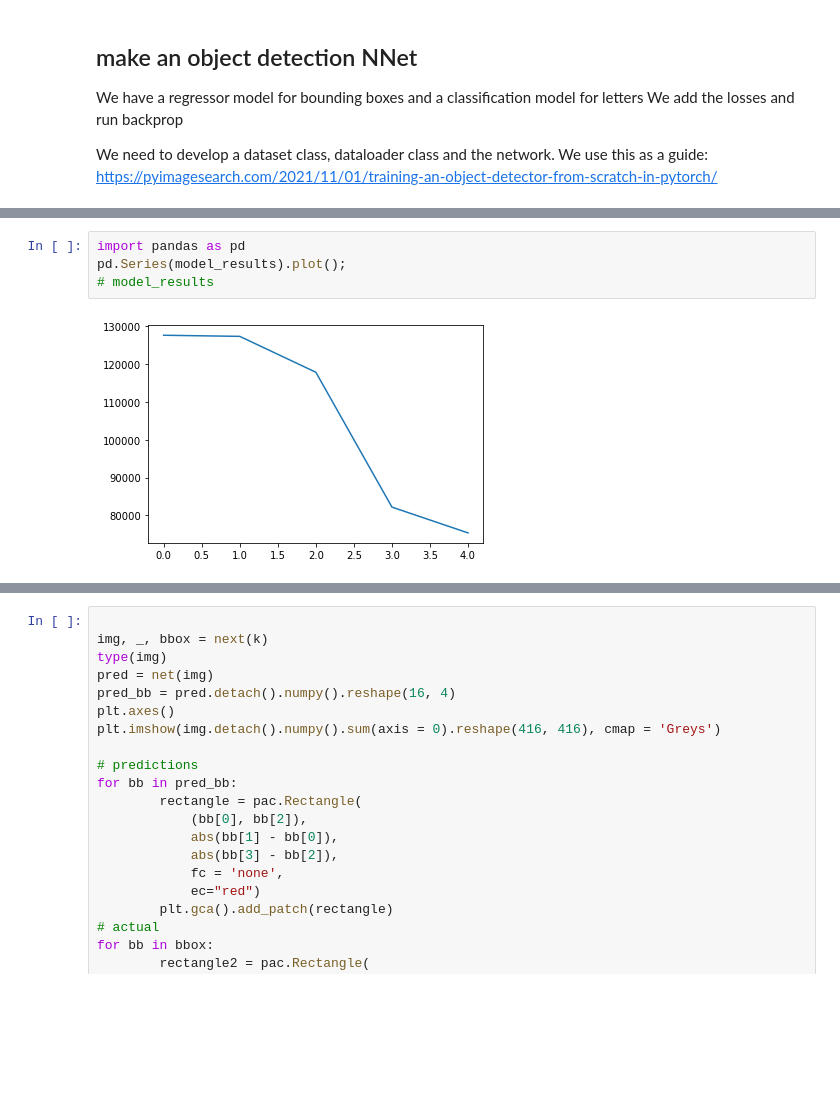
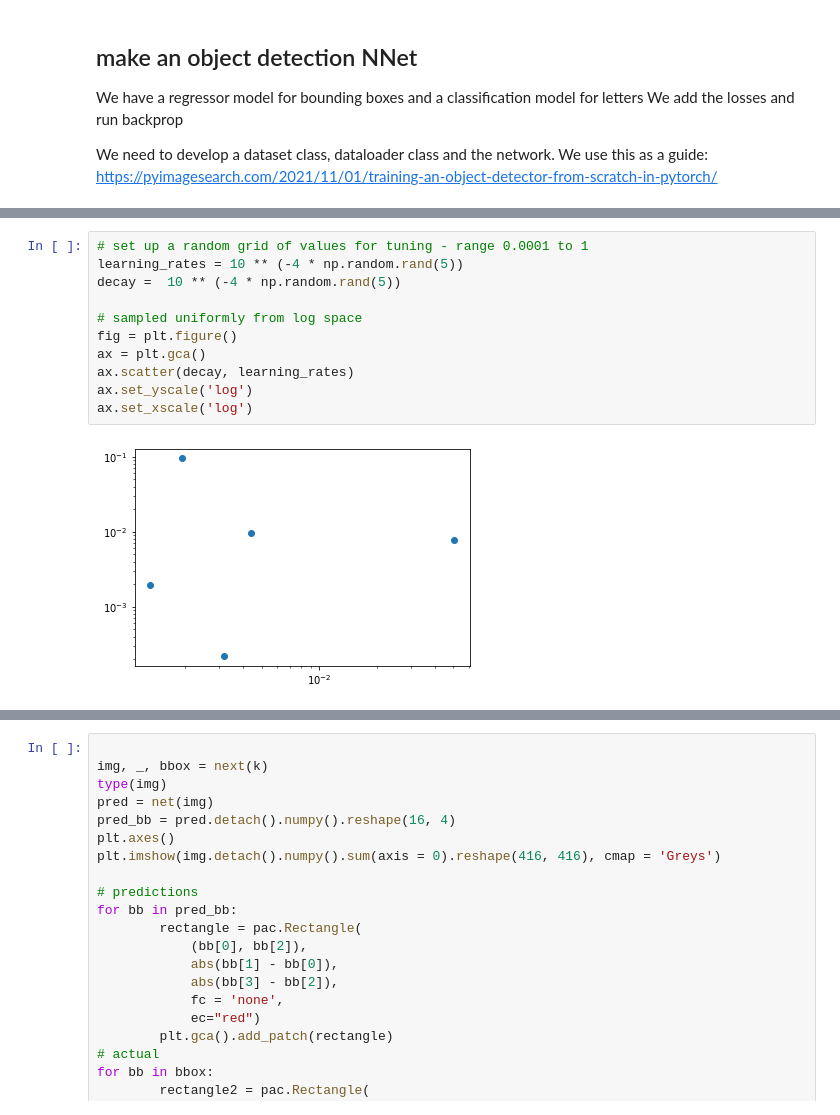
Before and after one commit to gdubbs100/boggle_player, a Jupyter notebook: boggle_training.ipynb, the cells around one changed output, grey strips where cells are left out. Cells and saved outputs as stored; diff of their text form; blank space fills up the shorter version.

```diff
--- a/boggle_training.ipynb
+++ b/boggle_training.ipynb
@@ -271,6 +418,13 @@ Finished Training
-# %%
-import pandas as pd
-pd.Series(model_results).plot();
-# model_results
-# %% [output]
-[figure, removed]
+# %%
+# set up a random grid of values for tuning - range 0.0001 to 1
+learning_rates = 10 ** (-4 * np.random.rand(5))
+decay =  10 ** (-4 * np.random.rand(5))
+
+# sampled uniformly from log space
+fig = plt.figure()
+ax = plt.gca()
+ax.scatter(decay, learning_rates)
+ax.set_yscale('log')
+ax.set_xscale('log')
+# %% [output]
+[figure, added]
```
Also changed, not shown: parts of 29 cells of this notebook.
